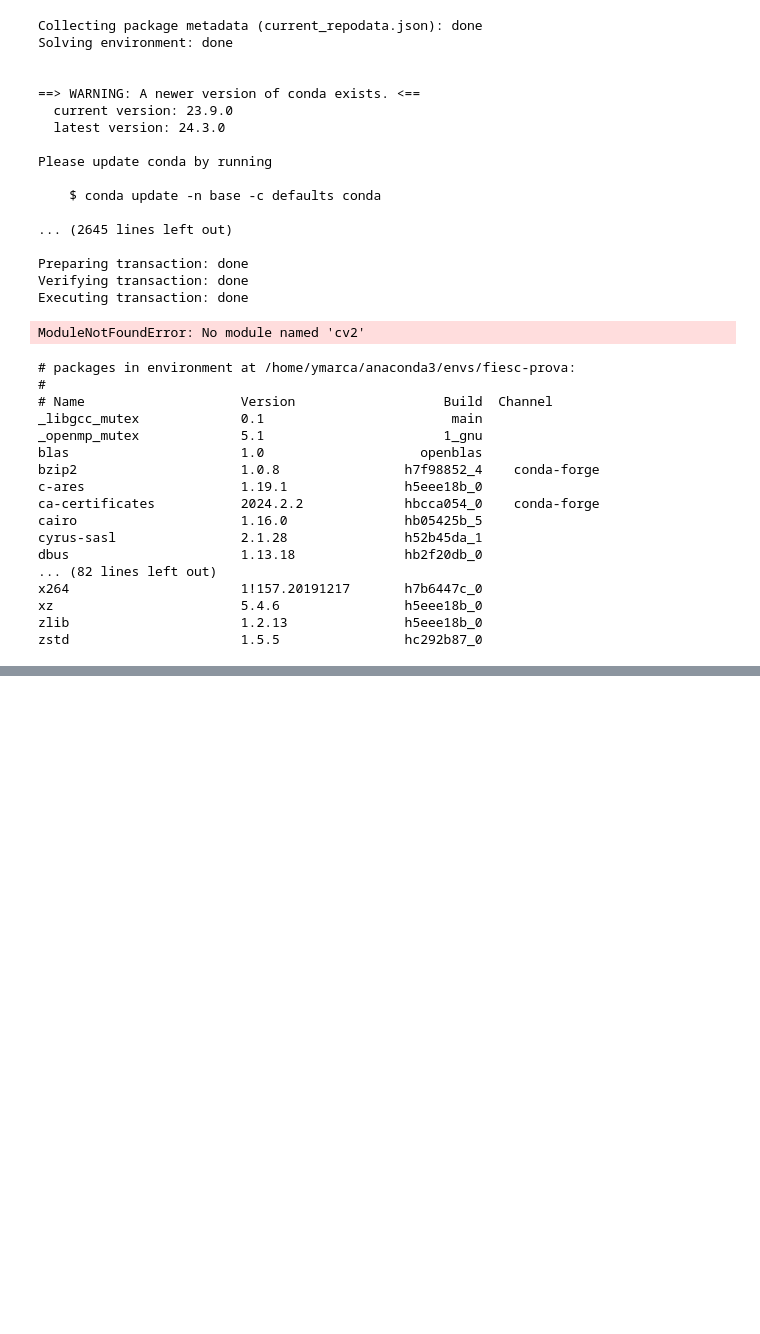
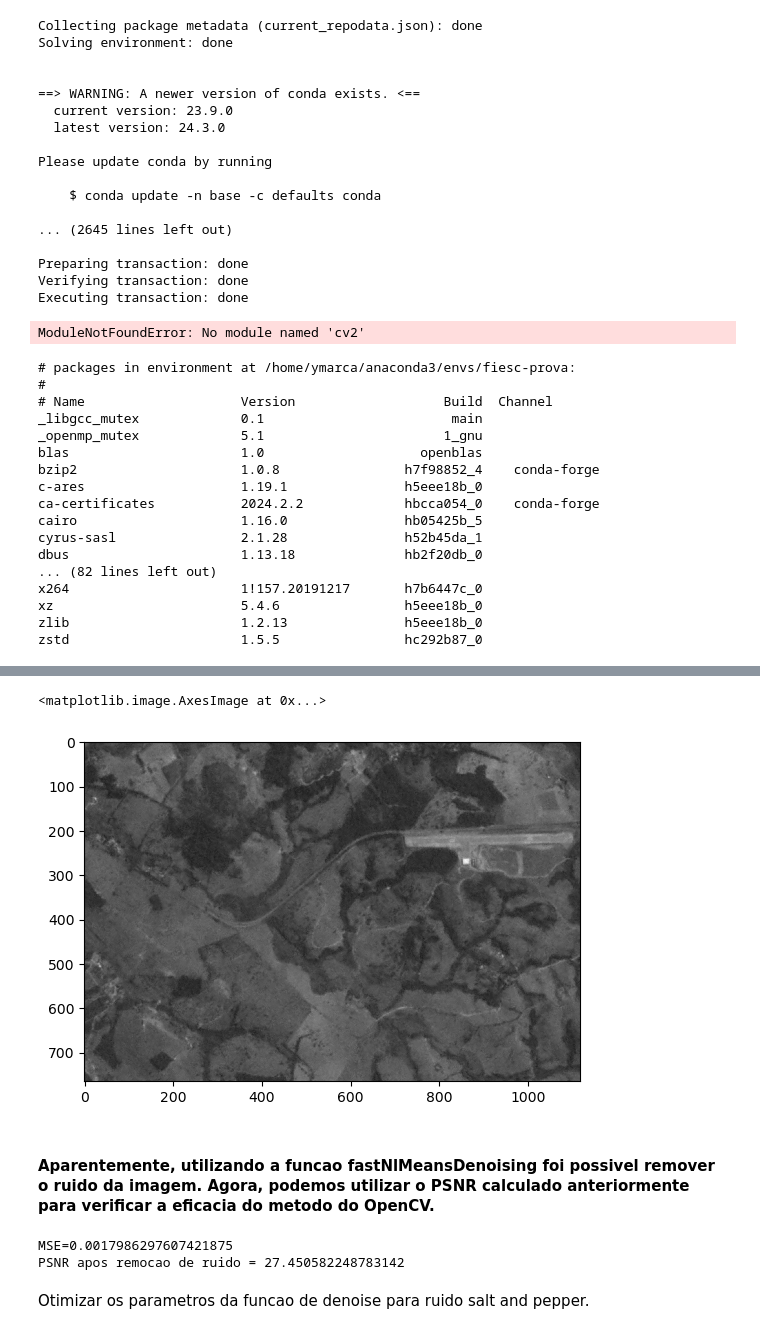
Before and after one commit to yurimarca/FIESC-VisaoComputacional, a Jupyter notebook: Resolucoes/Questao1/Resolucao1.ipynb, the cells around one changed output, grey strips where cells are left out. Cells and saved outputs as stored; diff of their text form; code cells hidden in the pictures; blank space fills up the shorter version.

```diff
--- a/Resolucoes/Questao1/Resolucao1.ipynb
+++ b/Resolucoes/Questao1/Resolucao1.ipynb
@@ -90,0 +191,25 @@ import cv2
+# %%
+denoised_airport = cv2.fastNlMeansDenoising(airport_gray_noisy, None, 10, 10, 7)
+plt.imshow(denoised_airport, cmap='gray')
+# %% [output]
+<matplotlib.image.AxesImage at 0x...>
+[figure, added]
+# %% [markdown]
+#### Aparentemente, utilizando a funcao fastNlMeansDenoising foi possivel remover o ruido da imagem. Agora, podemos utilizar o PSNR calculado anteriormente para verificar a eficacia do metodo do OpenCV.
+# %%
+# Normalizar
+denoised_airport_norm = denoised_airport.astype(np.float16) / np.max(denoised_airport)
+
+# MSE
+diff = np.square(airport_gray_norm  - denoised_airport_norm)
+mse_value = np.mean(diff)
+print(f"MSE={mse_value}")
+
+# PSNR
+psnr = 10 * np.log10(1.0 / mse_value)
+print(f"PSNR apos remocao de ruido = {psnr}")
+# %% [output]
+MSE=0.0017986297607421875
+PSNR apos remocao de ruido = 27.450582248783142
+# %% [markdown]
+Otimizar os parametros da funcao de denoise para ruido salt and pepper.
```
Also changed, not shown: parts of 20 cells of this notebook.
